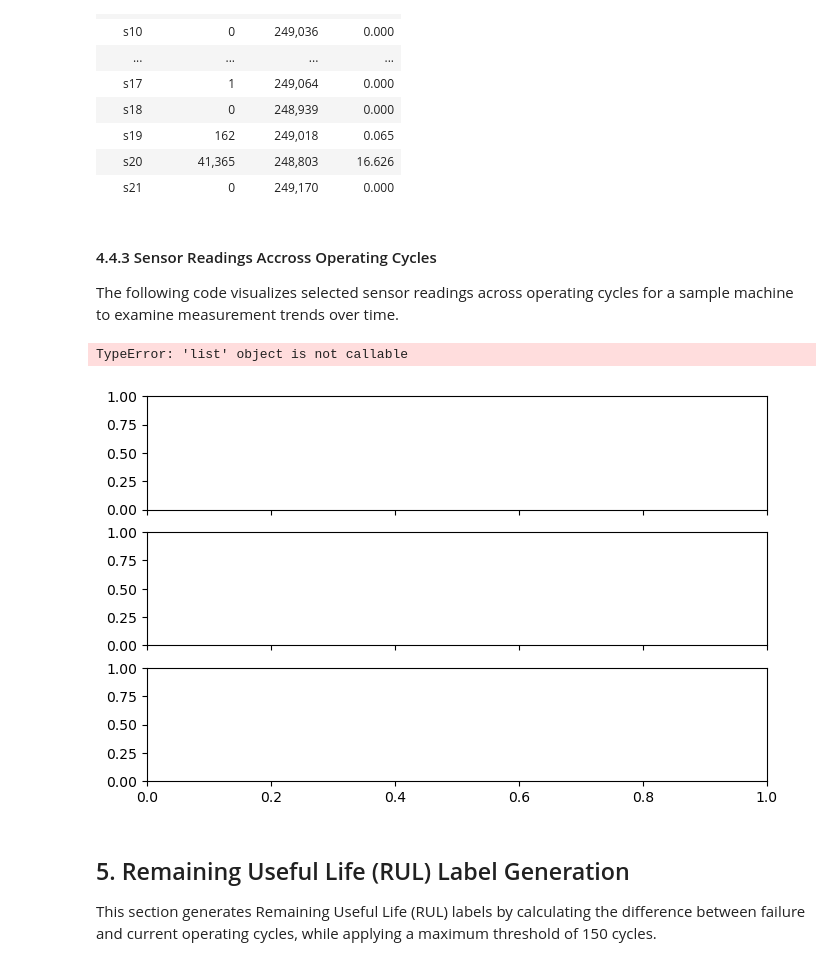
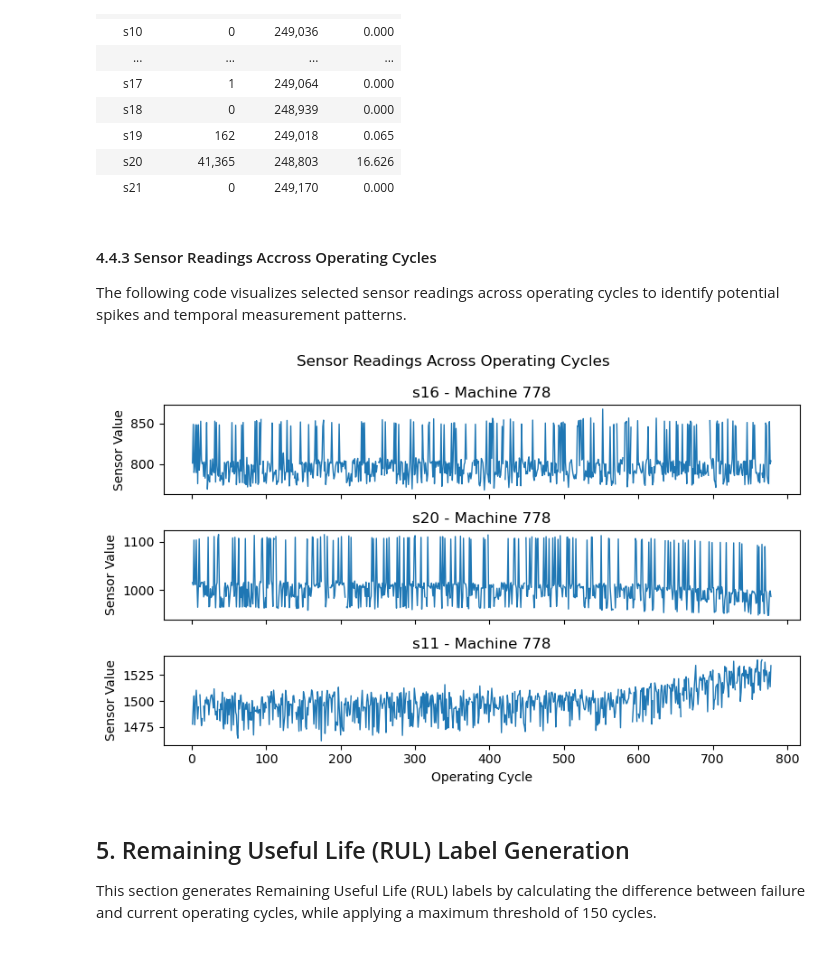
Before and after one commit to kinanpta/Deep-Learning-Midterm-Group-6, a Jupyter notebook: kode/task2_regression.ipynb, the cells around one changed output. Drawn from its saved outputs; the diff is of its cells as text; code cells hidden in the pictures.

```diff
--- a/kode/task2_regression.ipynb
+++ b/kode/task2_regression.ipynb
@@ -1181,7 +1181,7 @@ Potential Sensor Outlier Analysis Using Interquartile Range (IQR)
 # %% [markdown]
 #### 4.4.3 Sensor Readings Accross Operating Cycles
 
-The following code visualizes selected sensor readings across operating cycles for a sample machine to examine measurement trends over time.
+The following code visualizes selected sensor readings across operating cycles to identify potential spikes and temporal measurement patterns.
 # %%
 sample_unit = train_cycle.loc[
     train_cycle["jumlah_siklus"].idxmax(),
@@ -1193,43 +1193,45 @@ sample_data = (
     .sort_values("siklus")
 )
 
-top_sensors = (
-    sensor_info["Std"]
-    .dropna()
-    .nlargest(3)
-    .index.tolist()
+selected_sensors = (
+    outlier_table
+    .sort_values("Outlier Count", ascending=False)
+    .head(3)["Sensor"]
+    .tolist()
 )
 
 fig, axes = plt.subplots(
-    len(top_sensors),
+    len(selected_sensors),
     1,
     figsize=(8, 5),
     sharex=True
 )
 
 axes = np.atleast_1d(axes)
 
-for ax, sensor in zip(axes, top_sensors):
+for index, sensor in enumerate(selected_sensors):
+
+    ax = axes[index]
+
     ax.plot(
         sample_data["siklus"],
         sample_data[sensor],
         linewidth=1
     )
 
     ax.set_title(f"{sensor} - Machine {sample_unit}")
     ax.set_ylabel("Sensor Value")
 
 axes[-1].set_xlabel("Operating Cycle")
 
-plt.suptitle(
+fig.suptitle(
     "Sensor Readings Across Operating Cycles"
 )
 
 plt.tight_layout()
 plt.show()
 # %% [output]
-TypeError: 'list' object is not callable
-[figure, old version]
+[figure, new version]
 # %% [markdown]
 ## 5. Remaining Useful Life (RUL) Label Generation
 
```
